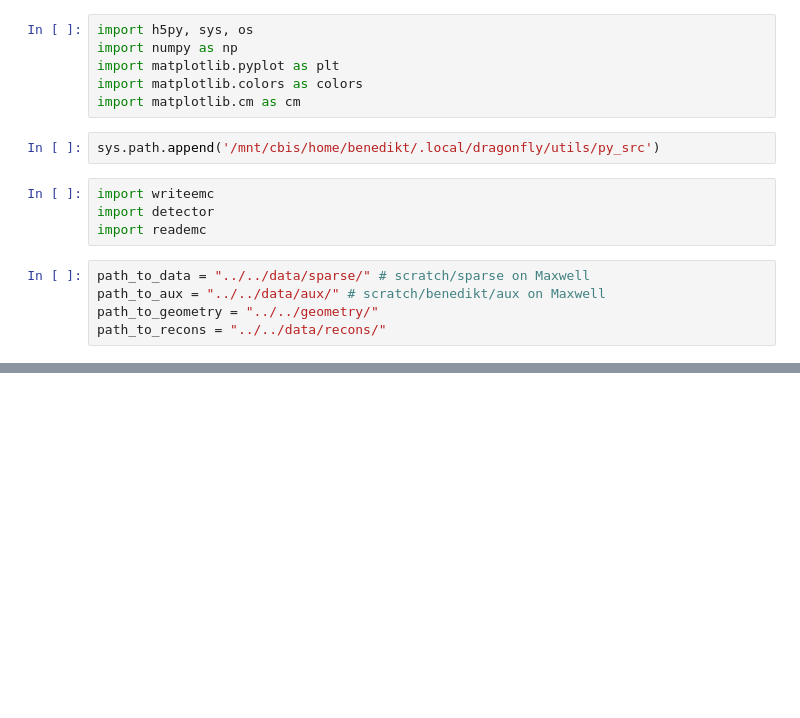
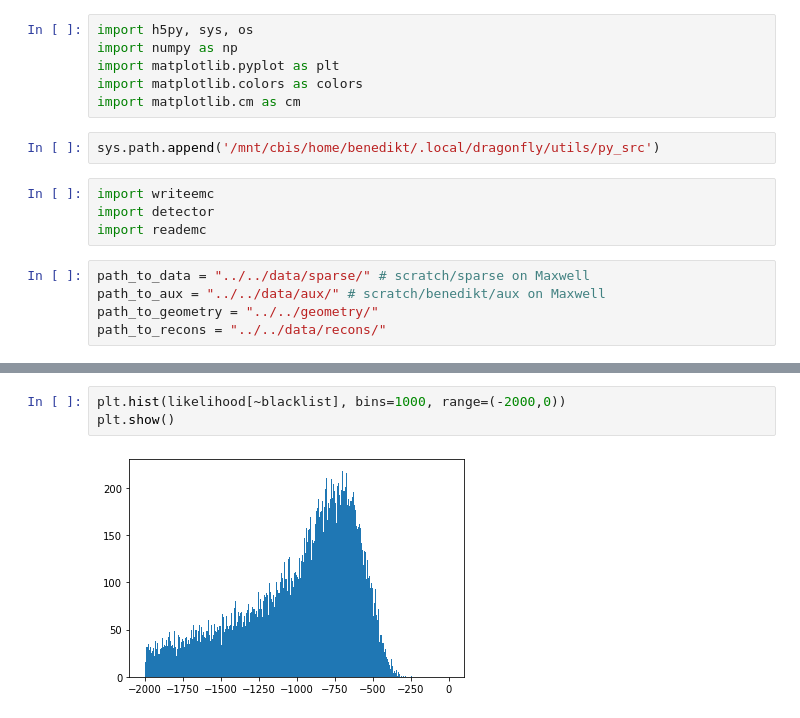
Before and after one commit to FXIhub/xfel2145, a Jupyter notebook: analysis/3d_assembly/sparse-3demc-inspect.ipynb, the cells around one changed output, grey strips where cells are left out. Drawn from its saved outputs; the diff is of its cells as text; blank space fills up the shorter version.

```diff
--- a/analysis/3d_assembly/sparse-3demc-inspect.ipynb
+++ b/analysis/3d_assembly/sparse-3demc-inspect.ipynb
@@ -44,0 +61,5 @@ with mrcfile.new(emc_folder + 'intensities.mrc', overwrite=True) as mrc:
+# %%
+plt.hist(likelihood[~blacklist], bins=1000, range=(-2000,0))
+plt.show()
+# %% [output]
+[figure, added]
```
Also changed, not shown: parts of 13 cells of this notebook, 2 other files.
